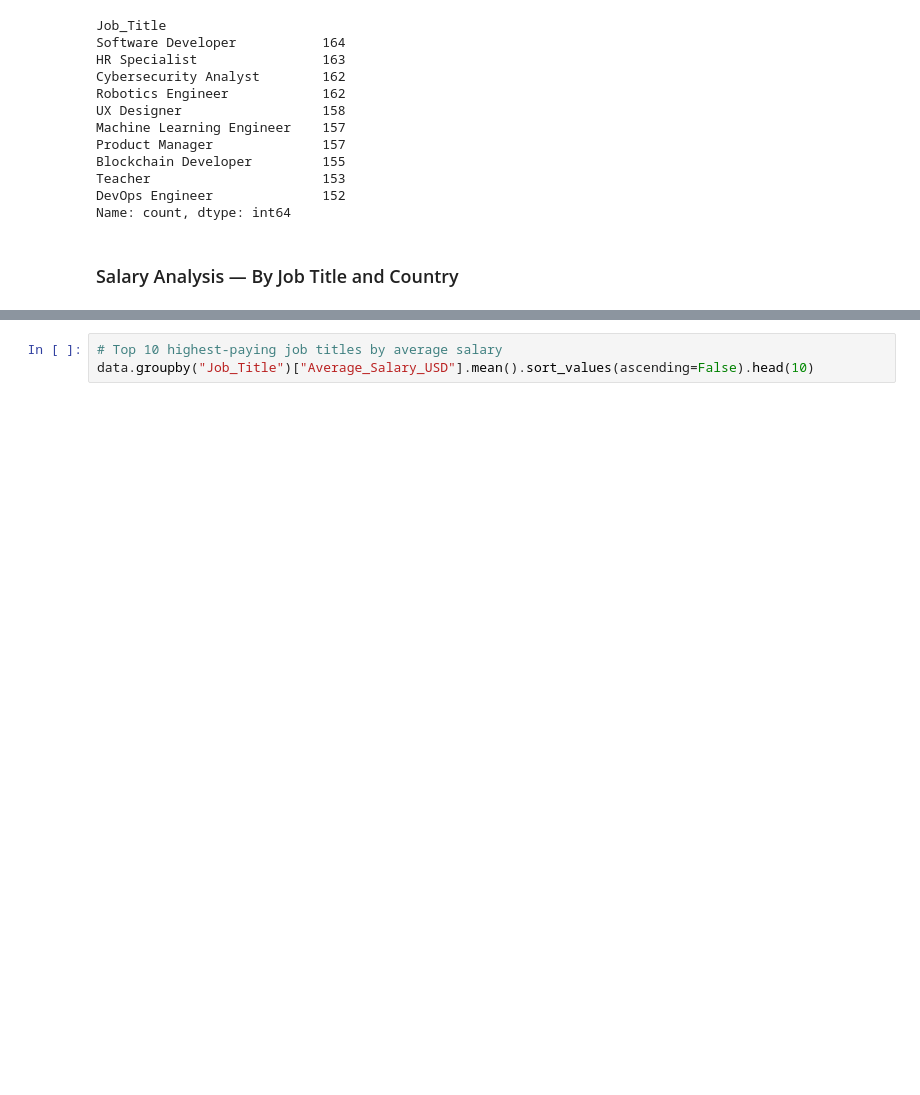
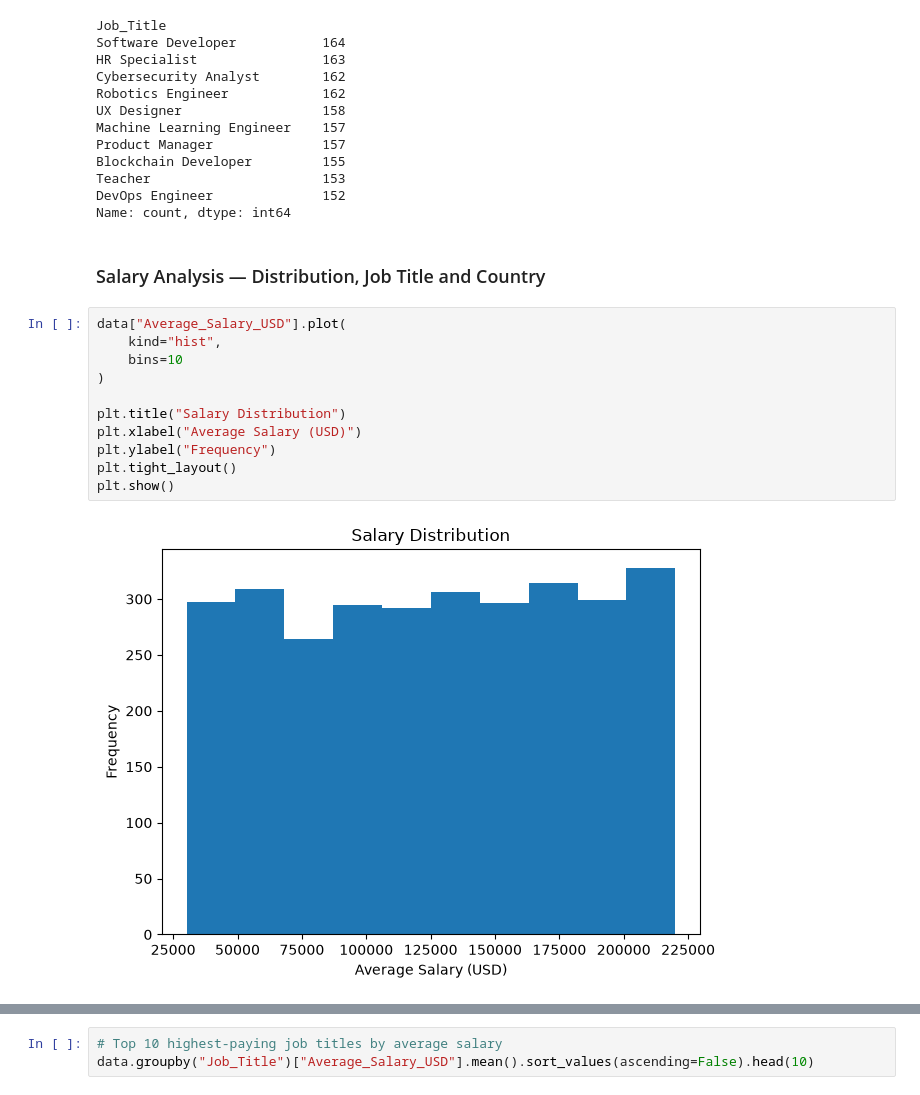
Before and after one commit to ArpanaMahajan30/ai-engineer-journey, a Jupyter notebook: projects/project_01__ai_impact_on_jobs/ai_impact_analysis.ipynb, the cells around one changed output, grey strips where cells are left out. Cells and saved outputs as stored; diff of their text form; blank space fills up the shorter version.

```diff
--- a/projects/project_01__ai_impact_on_jobs/ai_impact_analysis.ipynb
+++ b/projects/project_01__ai_impact_on_jobs/ai_impact_analysis.ipynb
@@ -109,4 +112,17 @@ Teacher                      153
 DevOps Engineer              152
 Name: count, dtype: int64
 # %% [markdown]
-### Salary Analysis — By Job Title and Country
+### Salary Analysis — Distribution, Job Title and Country
+# %%
+data["Average_Salary_USD"].plot(
+    kind="hist",
+    bins=10
+)
+
+plt.title("Salary Distribution")
+plt.xlabel("Average Salary (USD)")
+plt.ylabel("Frequency")
+plt.tight_layout()
+plt.show()
+# %% [output]
+[figure, added]
```
Also changed, not shown: parts of 38 cells of this notebook, 1 other file.
